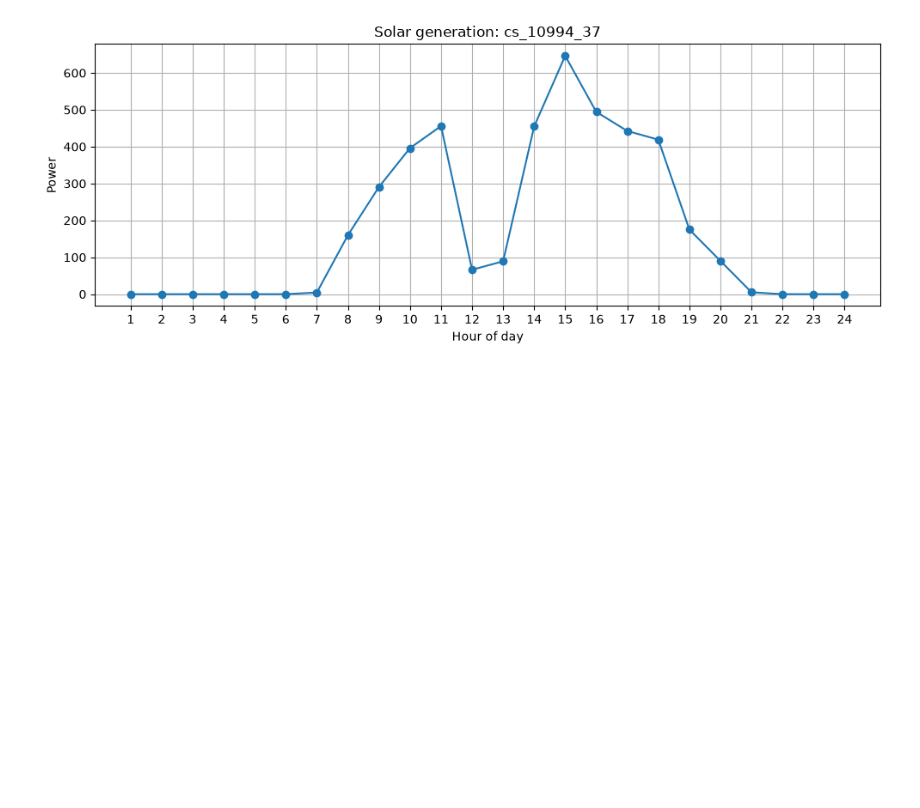
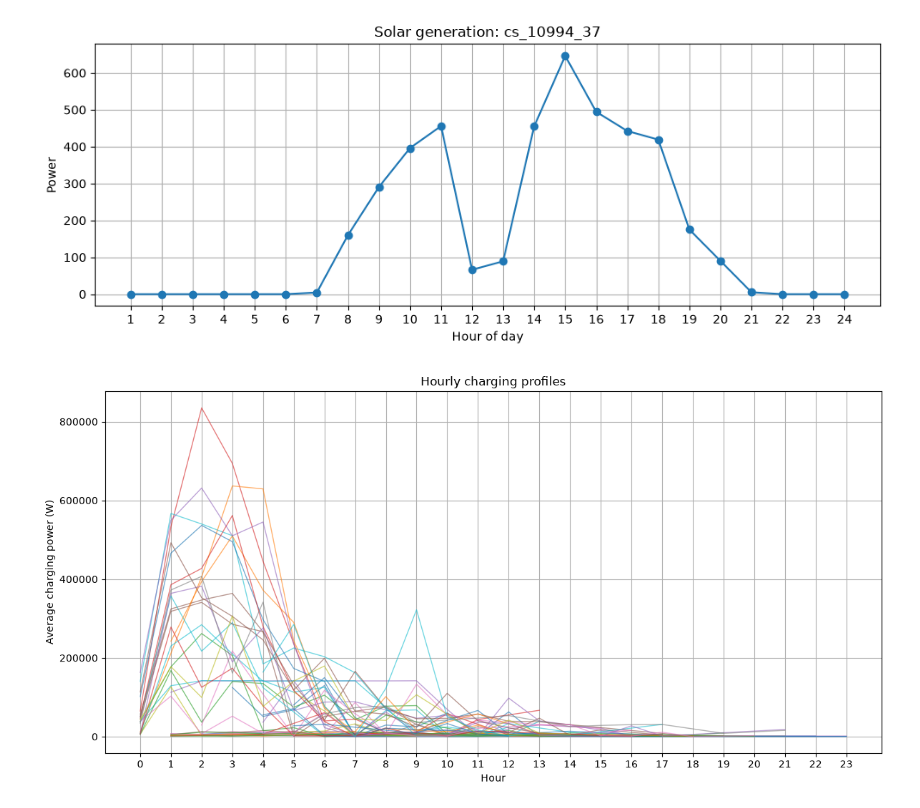
Before and after one commit to sven-vorg/best-ebus, a Jupyter notebook: scenario/eBuS/analysis/anlysis.ipynb, the cells around one changed output. Drawn from its saved outputs; the diff is of its cells as text; code cells hidden in the pictures; blank space fills up the shorter version.

```diff
--- a/scenario/eBuS/analysis/anlysis.ipynb
+++ b/scenario/eBuS/analysis/anlysis.ipynb
@@ -154,3 +154,46 @@ df = pd.read_csv("../files/solar_expanded.csv")
 plot_station_generation(df, "cs_10994_37")
 # %% [output]
 [figure]
+# %%
+def plot_hourly_charging(station_df: pd.DataFrame):
+    """
+    Plot the hourly average charging power for every charging station.
+
+    Assumes:
+      - step_time is in seconds
+      - step_power is instantaneous power (W)
+    """
+    station_df = station_df.dropna(subset=["step_time"])
+    station_df["hour"] = (station_df["step_time"] // 3600).astype(int)
+
+    # Convert to hour of day
+    station_df["hour"] = (station_df["step_time"] // 3600).astype(int)
+
+    hourly = (
+        station_df.groupby(["chargingStation_id", "hour"])["step_energyCharged"]
+            .sum()
+            .reset_index()
+    )
+
+    plt.figure(figsize=(12, 6))
+
+    for station, group in hourly.groupby("chargingStation_id"):
+        plt.plot(
+            group["hour"],
+            group["step_energyCharged"],
+            alpha=0.6,
+            linewidth=1
+        )
+
+    plt.xlabel("Hour")
+    plt.ylabel("Average charging power (W)")
+    plt.title("Hourly charging profiles")
+    plt.xticks(range(24))
+    plt.grid(True)
+    plt.tight_layout()
+    plt.show()
+
+station_df = pd.read_csv("../../sumo/output/electric_bus_2026-07-14-09-31-34_chargingsstations.csv", sep=";")
+plot_hourly_charging(station_df)
+# %% [output]
+[figure, added]
```
Also changed, not shown: 2 other files.
